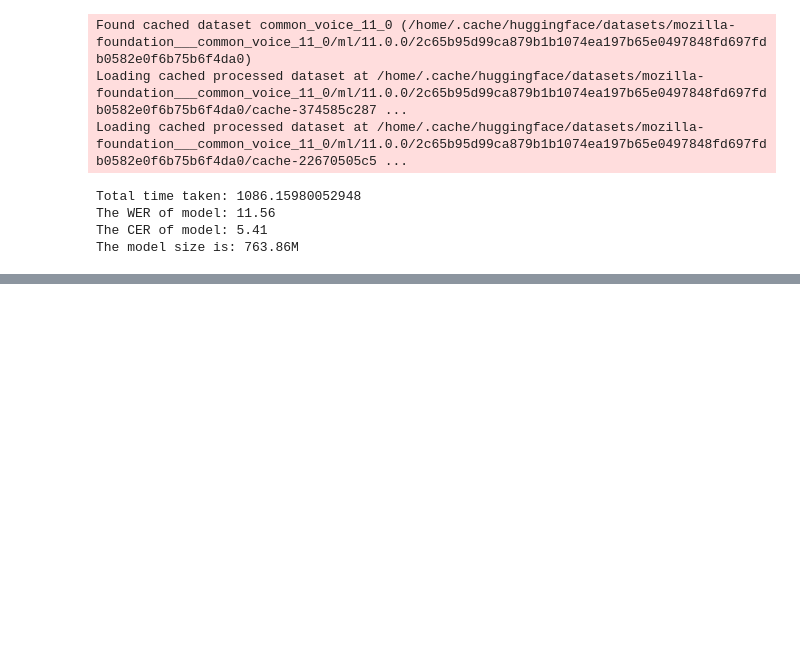
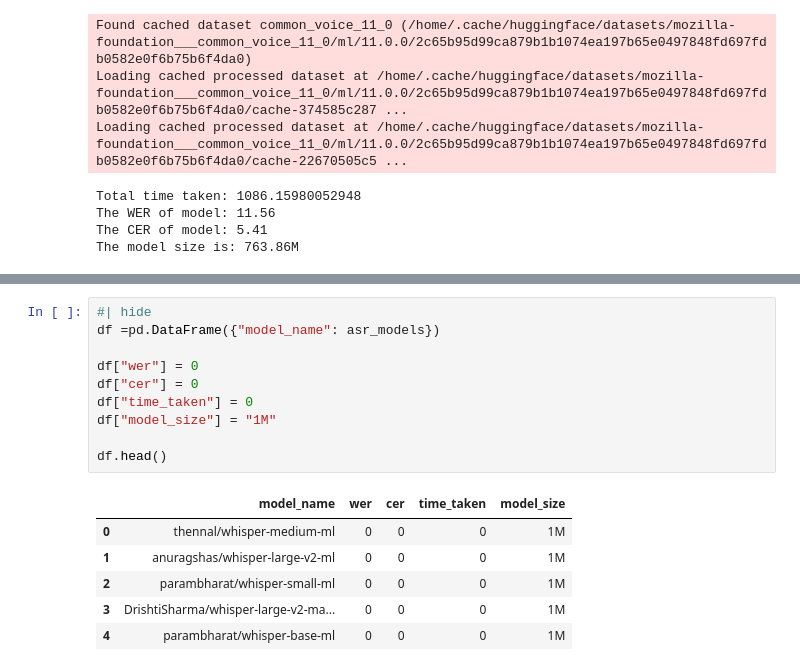
Before and after one commit to kurianbenoy/malayalam_asr_benchmarking, a Jupyter notebook: nbs/99_whisper_event.ipynb, the cells around one changed output, grey strips where cells are left out. Saved outputs shown, nothing was run; the diff lists cells and outputs as text; blank space fills up the shorter version.

```diff
--- a/nbs/99_whisper_event.ipynb
+++ b/nbs/99_whisper_event.ipynb
@@ -61,0 +100,17 @@ The model size is: 763.86M
+# %%
+#| hide
+df =pd.DataFrame({"model_name": asr_models})
+
+df["wer"] = 0
+df["cer"] = 0
+df["time_taken"] = 0
+df["model_size"] = "1M"
+
+df.head()
+# %% [output]
+|  | model_name | wer | cer | time_taken | model_size |
+| 0 | thennal/whisper-medium-ml | 0 | 0 | 0 | 1M |
+| 1 | anuragshas/whisper-large-v2-ml | 0 | 0 | 0 | 1M |
+| 2 | parambharat/whisper-small-ml | 0 | 0 | 0 | 1M |
+| 3 | DrishtiSharma/whisper-large-v2-ma... | 0 | 0 | 0 | 1M |
+| 4 | parambharat/whisper-base-ml | 0 | 0 | 0 | 1M |
```
Also changed, not shown: parts of 5 cells of this notebook, 2 other files.
